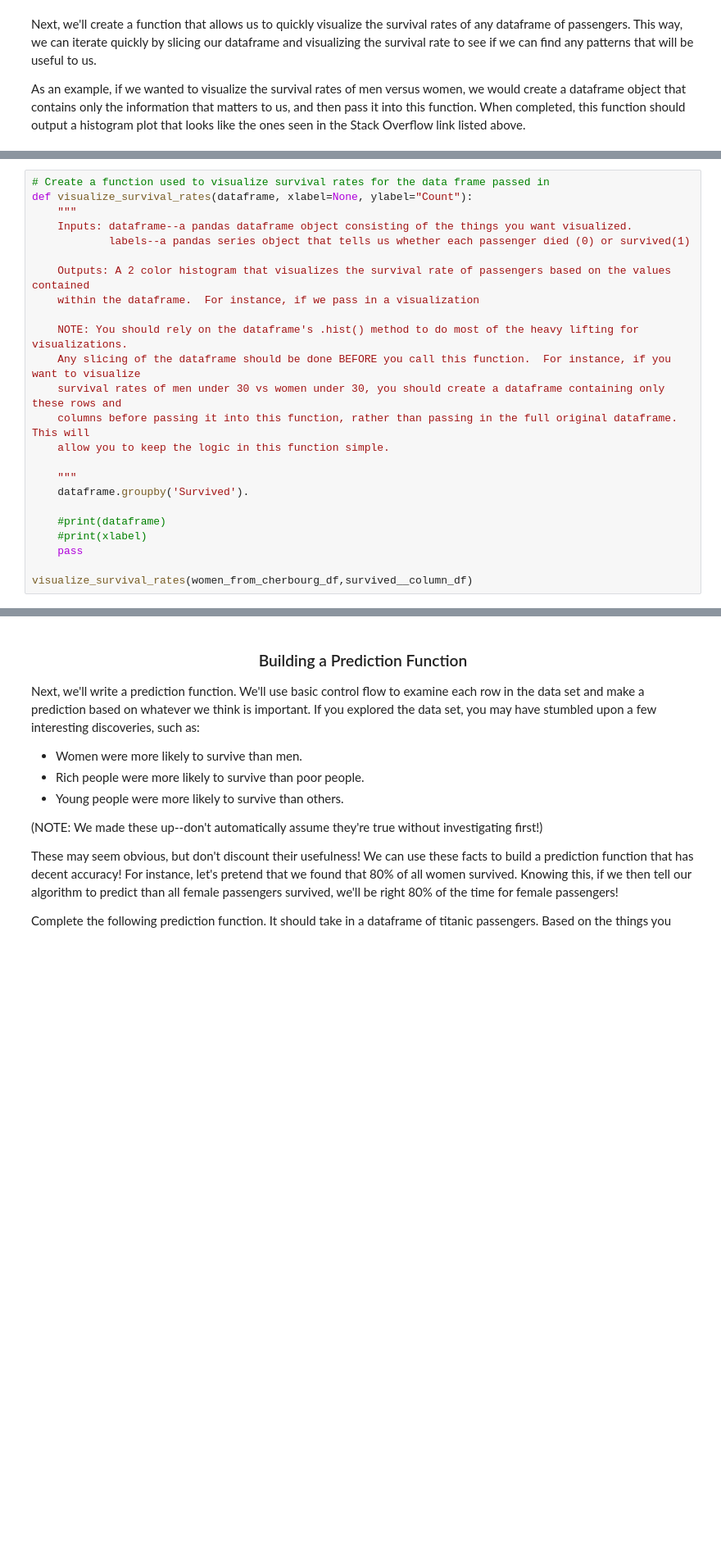
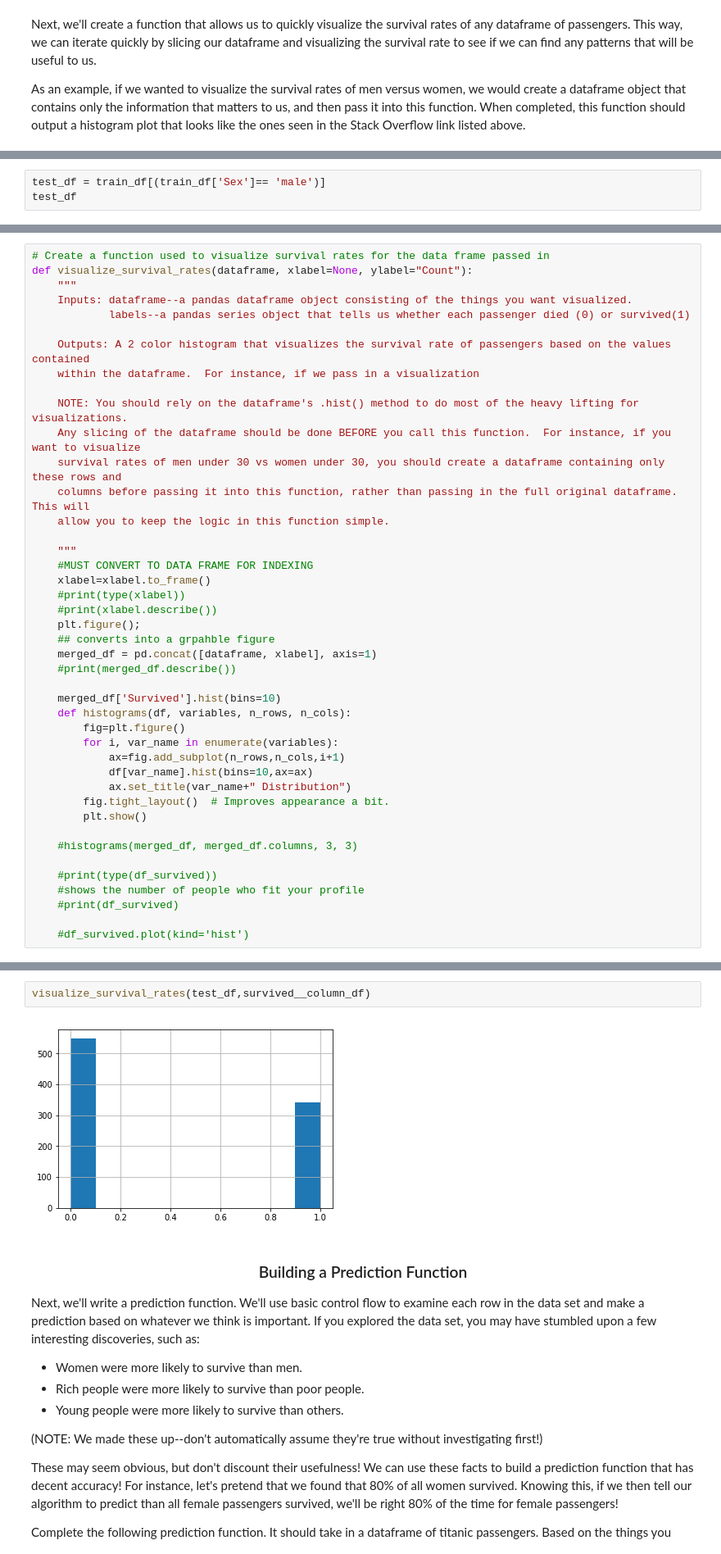
Before and after one commit to Doncurt/DS-2-Machine-Learning, a Jupyter notebook: 00_Titanic_Survival_Prediction.ipynb, the cells around one changed output, grey strips where cells are left out. Shown at 82% size. Saved outputs shown, nothing was run; the diff lists cells and outputs as text; blank space fills up the shorter version.

```diff
--- a/00_Titanic_Survival_Prediction.ipynb
+++ b/00_Titanic_Survival_Prediction.ipynb
@@ -225,0 +225,3 @@ As an example, if we wanted to visualize the survival rates of men versus women,
+# %%
+test_df = train_df[(train_df['Sex']== 'male')]
+test_df
@@ -240,10 +261,29 @@ def visualize_survival_rates(dataframe, xlabel=None, ylabel="Count"):
     allow you to keep the logic in this function simple.
 
     """
-    dataframe.groupby('Survived').
+    #MUST CONVERT TO DATA FRAME FOR INDEXING
+    xlabel=xlabel.to_frame()
+    #print(type(xlabel))
+    #print(xlabel.describe())
+    plt.figure();
+    ## converts into a grpahble figure
+    merged_df = pd.concat([dataframe, xlabel], axis=1)
+    #print(merged_df.describe())
 
-    #print(dataframe)
-    #print(xlabel)
-    pass
+    merged_df['Survived'].hist(bins=10)
+    def histograms(df, variables, n_rows, n_cols):
+        fig=plt.figure()
+        for i, var_name in enumerate(variables):
+            ax=fig.add_subplot(n_rows,n_cols,i+1)
+            df[var_name].hist(bins=10,ax=ax)
+            ax.set_title(var_name+" Distribution")
+        fig.tight_layout()  # Improves appearance a bit.
+        plt.show()
 
-visualize_survival_rates(women_from_cherbourg_df,survived__column_df)
+    #histograms(merged_df, merged_df.columns, 3, 3)
+
+    #print(type(df_survived))
+    #shows the number of people who fit your profile
+    #print(df_survived)
+
+    #df_survived.plot(kind='hist')
@@ -284,3 +290,7 @@ women_from_cherbourg_df.tail
+# %%
+visualize_survival_rates(test_df,survived__column_df)
+# %% [output]
+[figure, added]
 # %% [markdown]
 <center><h3>Building a Prediction Function</h3></center>
 
```
Also changed, not shown: parts of 5 cells of this notebook.
